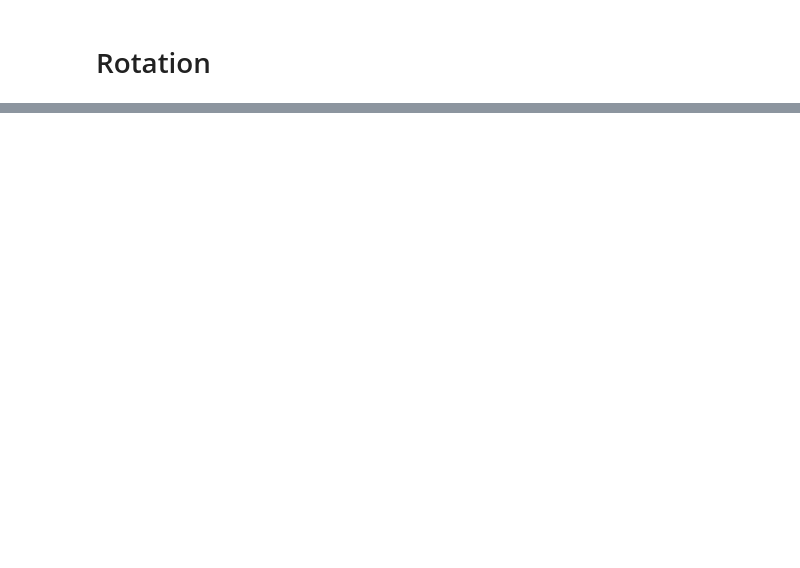
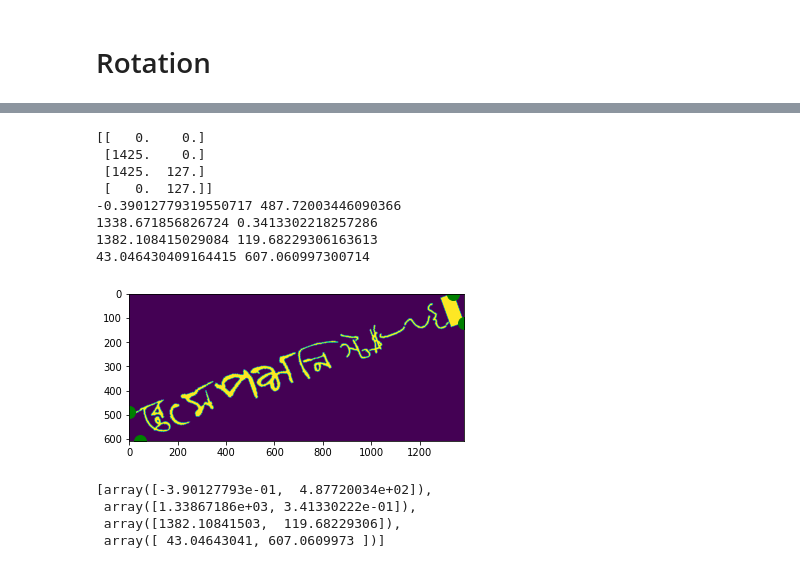
Before and after one commit to mnansary/apsis-detection, a Jupyter notebook: debug.ipynb, the cells around one changed output, grey strips where cells are left out. Cells and saved outputs as stored; diff of their text form; code cells hidden in the pictures; blank space fills up the shorter version.

```diff
--- a/debug.ipynb
+++ b/debug.ipynb
@@ -124,0 +193,36 @@ plt.show()
+# %%
+# +++++++++++++++++++++++++++++
+x1,x2,x3,x4=min(X1),max(X2),max(X3),min(X4)
+y1,y2,y3,y4=min(Y1),min(Y2),max(Y3),max(Y4)
+
+coords=np.array([[x1,y1],[x2,y2],[x3,y3],[x4,y4]],dtype="float32")
+print(coords)
+
+new_coords=[]
+coord_mat=np.concatenate([coords,np.ones((4,1))],axis=1)
+for c in coord_mat:
+    new_coords.append(np.dot(M,c))
+
+plt.imshow(back)
+for c in new_coords:
+    plt.plot(c[0], c[1], 'go--', linewidth=2, markersize=12)
+    print(c[0], c[1])
+
+plt.show()
+# %% [output]
+[[   0.    0.]
+ [1425.    0.]
+ [1425.  127.]
+ [   0.  127.]]
+-0.39012779319550717 487.72003446090366
+1338.671856826724 0.3413302218257286
+1382.108415029084 119.68229306163613
+43.046430409164415 607.060997300714
+[figure, added]
+# %%
+new_coords
+# %% [output]
+[array([-3.90127793e-01,  4.87720034e+02]),
+ array([1.33867186e+03, 3.41330222e-01]),
+ array([1382.10841503,  119.68229306]),
+ array([ 43.04643041, 607.0609973 ])]
```
Also changed, not shown: parts of 13 cells of this notebook.
